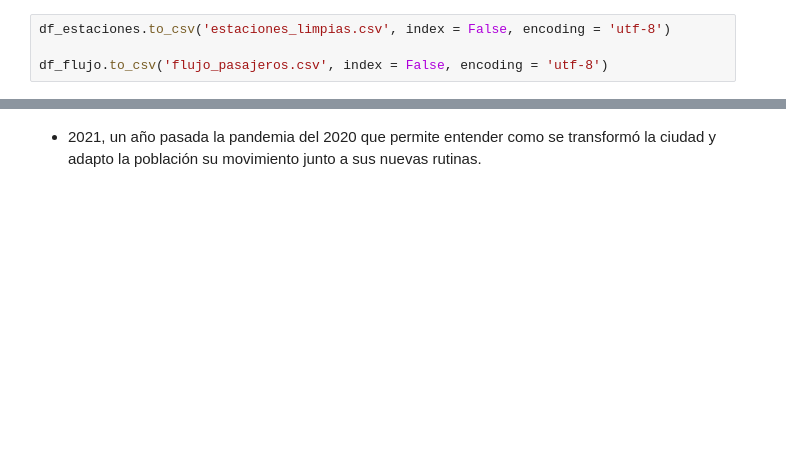
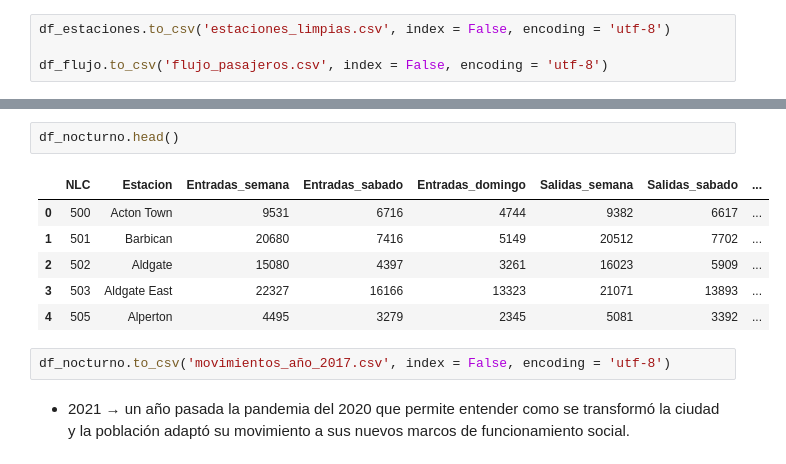
Before and after one commit to MatiasTabak/TFL-Station-Data-Pipeline, a Jupyter notebook: notebooks/data_work.ipynb, the cells around one changed output, grey strips where cells are left out. Cells and saved outputs as stored; diff of their text form; blank space fills up the shorter version.

```diff
--- a/notebooks/data_work.ipynb
+++ b/notebooks/data_work.ipynb
@@ -351,5 +444,16 @@ True
+# %%
+df_nocturno.head()
+# %% [output]
+|  | NLC | Estacion | Entradas_semana | Entradas_sabado | Entradas_domingo | Salidas_semana | Salidas_sabado | ... |
+| 0 | 500 | Acton Town | 9531 | 6716 | 4744 | 9382 | 6617 | ... |
+| 1 | 501 | Barbican | 20680 | 7416 | 5149 | 20512 | 7702 | ... |
+| 2 | 502 | Aldgate | 15080 | 4397 | 3261 | 16023 | 5909 | ... |
+| 3 | 503 | Aldgate East | 22327 | 16166 | 13323 | 21071 | 13893 | ... |
+| 4 | 505 | Alperton | 4495 | 3279 | 2345 | 5081 | 3392 | ... |
+# %%
+df_nocturno.to_csv('movimientos_año_2017.csv', index = False, encoding = 'utf-8')
 # %% [markdown]
-- 2021, un año pasada la pandemia del 2020 que permite entender como se transformó la ciudad y adapto la población su movimiento junto a sus nuevas rutinas.
+- 2021 &rarr; un año pasada la pandemia del 2020 que permite entender como se transformó la ciudad y la población adaptó su movimiento a sus nuevos marcos de funcionamiento social.
 # %%
 df_pandemia = pd.read_csv('AC2021_AnnualisedEntryExit - Annualised.csv', skiprows = 6)
 
```
Also changed, not shown: parts of 33 cells of this notebook.
